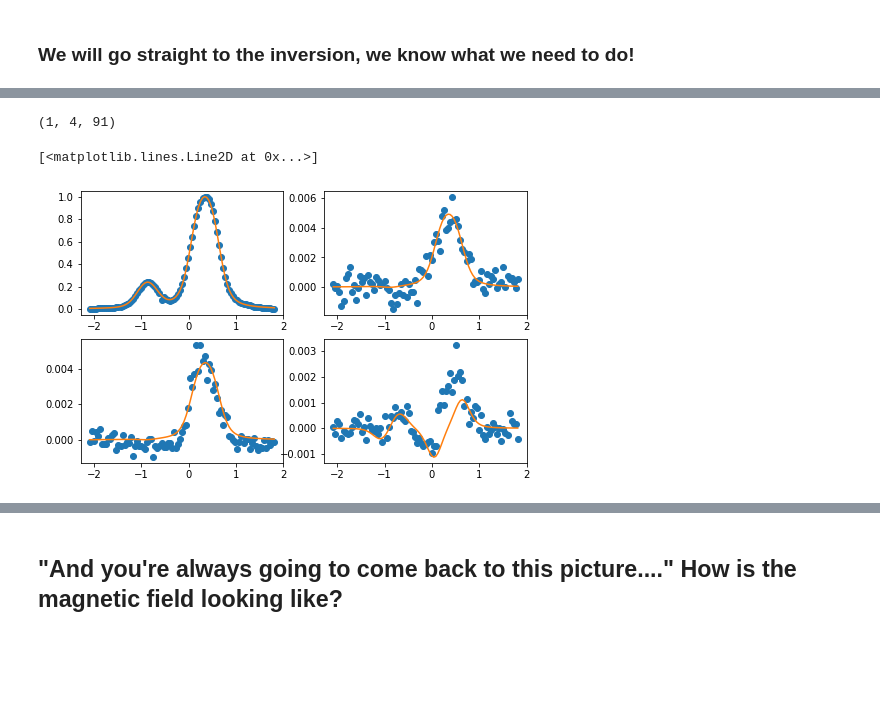
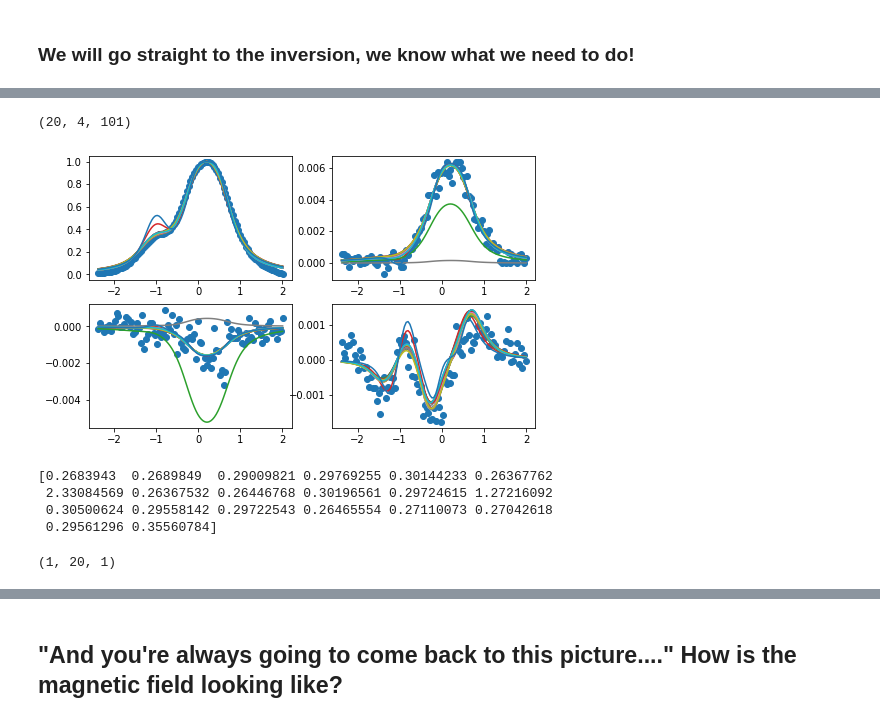
Before and after one commit to ivanzmilic/dkist_workshop_5, a Jupyter notebook: Hanle_single_profile_inversion.ipynb, the cells around one changed output, grey strips where cells are left out. Drawn from its saved outputs; the diff is of its cells as text; code cells hidden in the pictures; blank space fills up the shorter version.

Commit message:
Hanle inversion of single profiles to be used by students on Friday 02/04 wq

```diff
--- a/Hanle_single_profile_inversion.ipynb
+++ b/Hanle_single_profile_inversion.ipynb
@@ -147,5 +170,5 @@ a=  0.2795158202148749
 # %%
-data = np.loadtxt("profiles/profA6.perf",skiprows=1,unpack=True)
+data = np.loadtxt("profiles/profA8.perf",skiprows=1,unpack=True)
 data.shape
 ll = np.copy(data[0]) + 10829.09
 stokes = np.copy(data[1:5])
@@ -224,25 +258,35 @@ iterator.run_all_pixels()
 # %%
 result = h5py.File('output_onepixel.h5','r')
 fit = np.copy(result['spec1']['stokes'])
-fit = fit.reshape(1,4,n_wvl)
+fit = fit.reshape(20,4,n_wvl)
 fit.shape
 # %% [output]
-(1, 4, 91)
+(20, 4, 101)
 # %%
 plt.figure(figsize=[8,5])
 r = 0
 plt.subplot(221)
 plt.plot(ll-10830,stokes_to_fit[0,:],'o')
-plt.plot(ll-10830,fit[r,0,:])
+for r in range(0,20):
+    plt.plot(ll-10830,fit[r,0,:])
 plt.subplot(222)
 plt.plot(ll-10830,stokes_to_fit[1,:],'o')
-plt.plot(ll-10830,fit[r,1,:])
+for r in range(0,20):
+    plt.plot(ll-10830,fit[r,1,:])
 plt.subplot(223)
 plt.plot(ll-10830,stokes_to_fit[2,:],'o')
-plt.plot(ll-10830,fit[r,2,:])
+for r in range(0,20):
+    plt.plot(ll-10830,fit[r,2,:])
 plt.subplot(224)
 plt.plot(ll-10830,stokes_to_fit[3,:],'o')
-plt.plot(ll-10830,fit[r,3,:])
+for r in range(0,20):
+    plt.plot(ll-10830,fit[r,3,:])
 # %% [output]
-[<matplotlib.lines.Line2D at 0x...>]
-[figure, old version]
+[figure, new version]
+# %%
+print (result['spec1']['chi2'][0,:,1])
+# %% [output]
+[0.2683943  0.2689849  0.29009821 0.29769255 0.30144233 0.26367762
+ 2.33084569 0.26367532 0.26446768 0.30196561 0.29724615 1.27216092
+ 0.30500624 0.29558142 0.29722543 0.26465554 0.27110073 0.27042618
+ 0.29561296 0.35560784]
@@ -248,0 +295,4 @@ plt.plot(ll-10830,fit[r,3,:])
+# %%
+result['ch1']['Bx'].shape
+# %% [output]
+(1, 20, 1)
```
Also changed, not shown: parts of 19 cells of this notebook, 1 other file.
